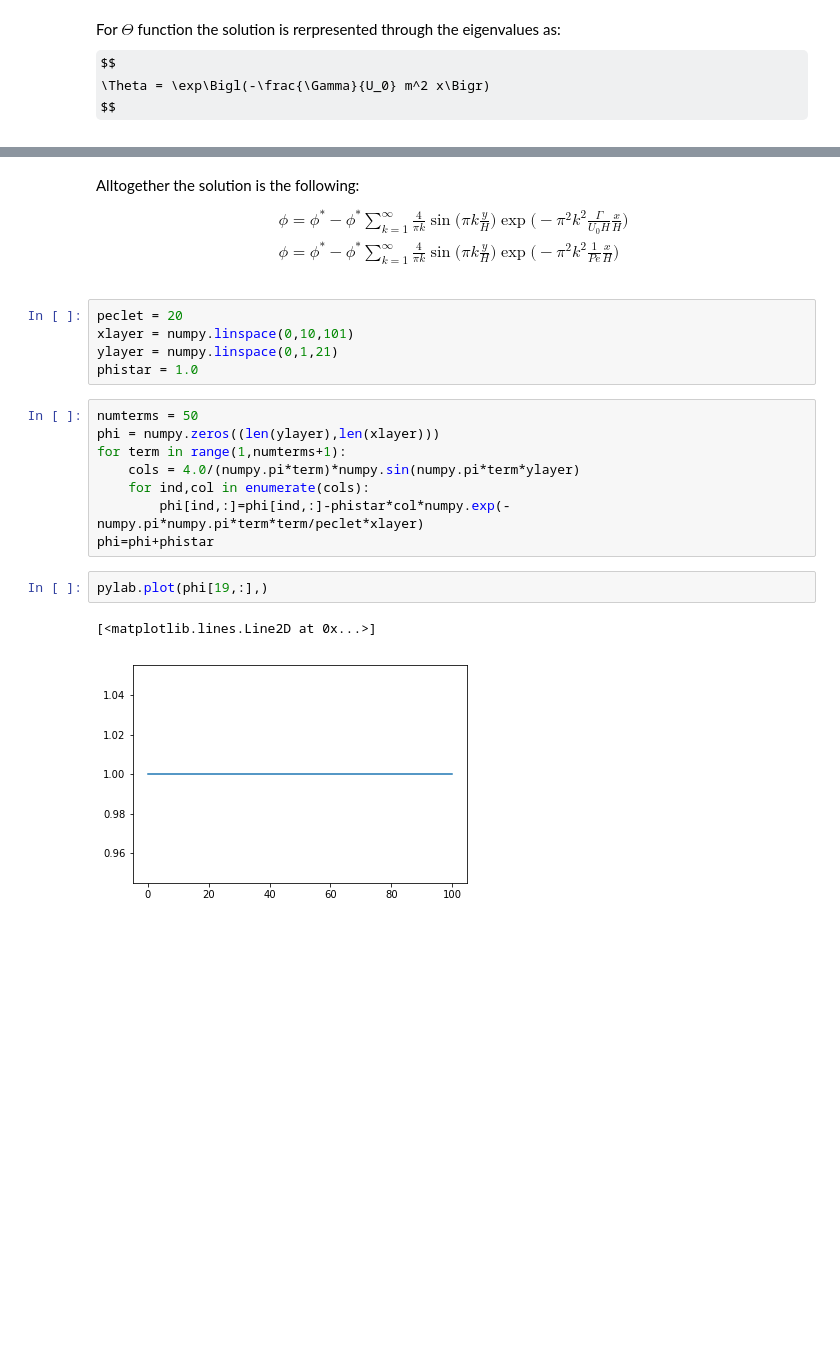
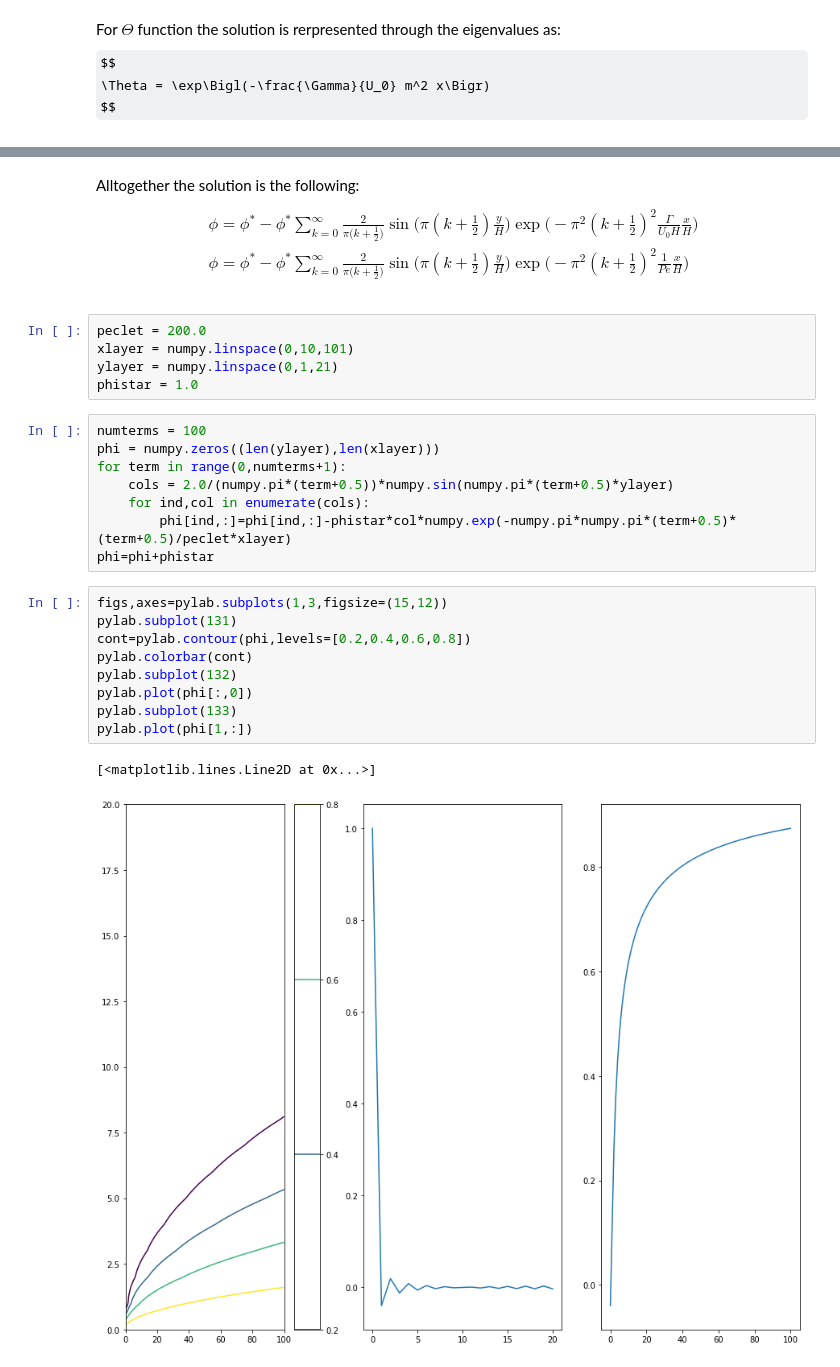
Before and after one commit to shurikkuzmin/FiniteVolumeADE, a Jupyter notebook: finite_volume_ade.ipynb, the cells around one changed output, grey strips where cells are left out. Saved outputs shown, nothing was run; the diff lists cells and outputs as text; some formulas as TeX source; blank space fills up the shorter version.

```diff
--- a/finite_volume_ade.ipynb
+++ b/finite_volume_ade.ipynb
@@ -398,25 +398,32 @@ $$
 Alltogether the solution is the following:
 $$
 \begin{aligned}
-&\phi = \phi^* - \phi^* \sum_{k=1}^{\infty}{\frac{4}{\pi k} \sin \bigl(\pi k\frac{y}{H}\bigr)\exp\bigl(-\pi^2 k^2 \frac{\Gamma}{U_0 H}\frac{x}{H}\bigr)}\\
-&\phi = \phi^* - \phi^* \sum_{k=1}^{\infty}{\frac{4}{\pi k} \sin \bigl(\pi k\frac{y}{H}\bigr)\exp\bigl(-\pi^2 k^2 \frac{1}{Pe}\frac{x}{H}\bigr)}\\
+&\phi = \phi^* - \phi^* \sum_{k=0}^{\infty}{\frac{2}{\pi \bigl(k+\frac{1}{2}\bigr)} \sin \bigl(\pi (k+\frac{1}{2})\frac{y}{H}\bigr)\exp\bigl(-\pi^2 (k+\frac{1}{2})^2 \frac{\Gamma}{U_0 H}\frac{x}{H}\bigr)}\\
+&\phi = \phi^* - \phi^* \sum_{k=0}^{\infty}{\frac{2}{\pi \bigl(k+\frac{1}{2}\bigr)} \sin \bigl(\pi (k+\frac{1}{2})\frac{y}{H}\bigr)\exp\bigl(-\pi^2 (k+\frac{1}{2})^2 \frac{1}{Pe}\frac{x}{H}\bigr)}\\
 \end{aligned}
 $$
 # %%
-peclet = 20
+peclet = 200.0
 xlayer = numpy.linspace(0,10,101)
 ylayer = numpy.linspace(0,1,21)
 phistar = 1.0
 # %%
-numterms = 50
+numterms = 100
 phi = numpy.zeros((len(ylayer),len(xlayer)))
-for term in range(1,numterms+1):
-    cols = 4.0/(numpy.pi*term)*numpy.sin(numpy.pi*term*ylayer)
+for term in range(0,numterms+1):
+    cols = 2.0/(numpy.pi*(term+0.5))*numpy.sin(numpy.pi*(term+0.5)*ylayer)
     for ind,col in enumerate(cols):
-        phi[ind,:]=phi[ind,:]-phistar*col*numpy.exp(-numpy.pi*numpy.pi*term*term/peclet*xlayer)
+        phi[ind,:]=phi[ind,:]-phistar*col*numpy.exp(-numpy.pi*numpy.pi*(term+0.5)*(term+0.5)/peclet*xlayer)
 phi=phi+phistar
-# %%
-pylab.plot(phi[19,:],)
-# %% [output]
-[<matplotlib.lines.Line2D at 0x...>]
-[figure, removed]
+# %%
+figs,axes=pylab.subplots(1,3,figsize=(15,12))
+pylab.subplot(131)
+cont=pylab.contour(phi,levels=[0.2,0.4,0.6,0.8])
+pylab.colorbar(cont)
+pylab.subplot(132)
+pylab.plot(phi[:,0])
+pylab.subplot(133)
+pylab.plot(phi[1,:])
+# %% [output]
+[<matplotlib.lines.Line2D at 0x...>]
+[figure, added]
```
Also changed, not shown: parts of 25 cells of this notebook.
